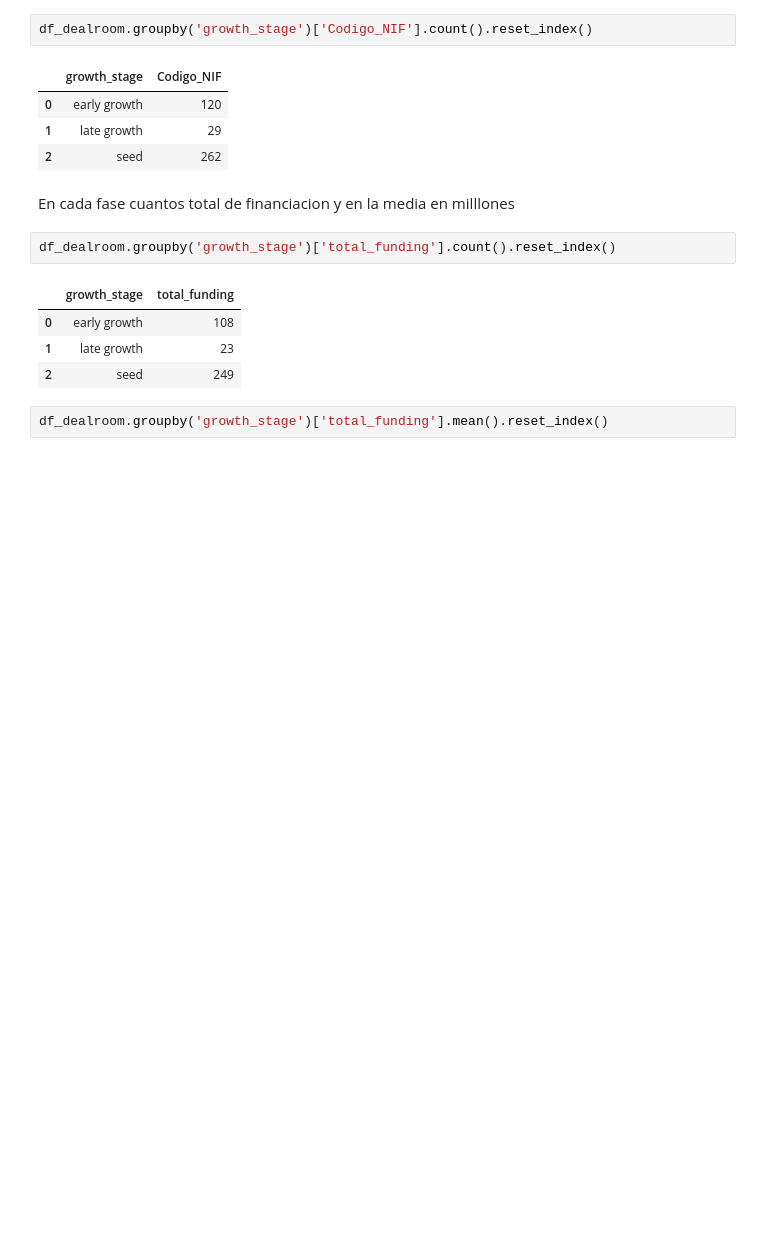
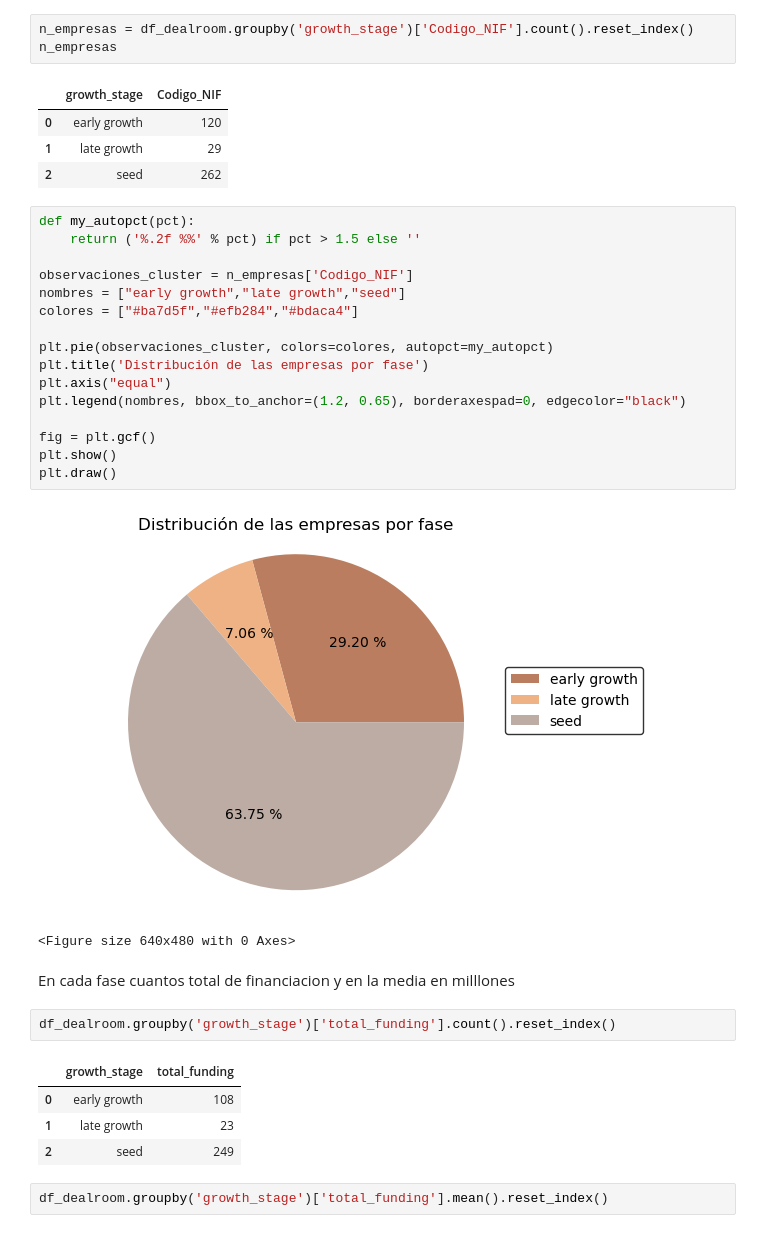
Before and after one commit to unaimleal/spri_reto_07_morado, a Jupyter notebook: Análsis descriptivo.ipynb, the cells around one changed output. Cells and saved outputs as stored; diff of their text form; blank space fills up the shorter version.

```diff
--- a/Análsis descriptivo.ipynb
+++ b/Análsis descriptivo.ipynb
@@ -31,12 +30,32 @@ sns.pairplot(df_dealroom)
 # %% [markdown]
 variable Growth_stage en cada fase cuantas empresas hay
 # %%
-df_dealroom.groupby('growth_stage')['Codigo_NIF'].count().reset_index()
+n_empresas = df_dealroom.groupby('growth_stage')['Codigo_NIF'].count().reset_index()
+n_empresas
 # %% [output]
 |  | growth_stage | Codigo_NIF |
 | 0 | early growth | 120 |
 | 1 | late growth | 29 |
 | 2 | seed | 262 |
+# %%
+def my_autopct(pct):
+    return ('%.2f %%' % pct) if pct > 1.5 else ''
+
+observaciones_cluster = n_empresas['Codigo_NIF']
+nombres = ["early growth","late growth","seed"]
+colores = ["#ba7d5f","#efb284","#bdaca4"]
+
+plt.pie(observaciones_cluster, colors=colores, autopct=my_autopct)
+plt.title('Distribución de las empresas por fase')
+plt.axis("equal")
+plt.legend(nombres, bbox_to_anchor=(1.2, 0.65), borderaxespad=0, edgecolor="black")
+
+fig = plt.gcf()
+plt.show()
+plt.draw()
+# %% [output]
+[figure, added]
+<Figure size 640x480 with 0 Axes>
 # %% [markdown]
 En cada fase cuantos total de financiacion y en la media en milllones
 # %%
```
Also changed, not shown: parts of 3 cells of this notebook.
